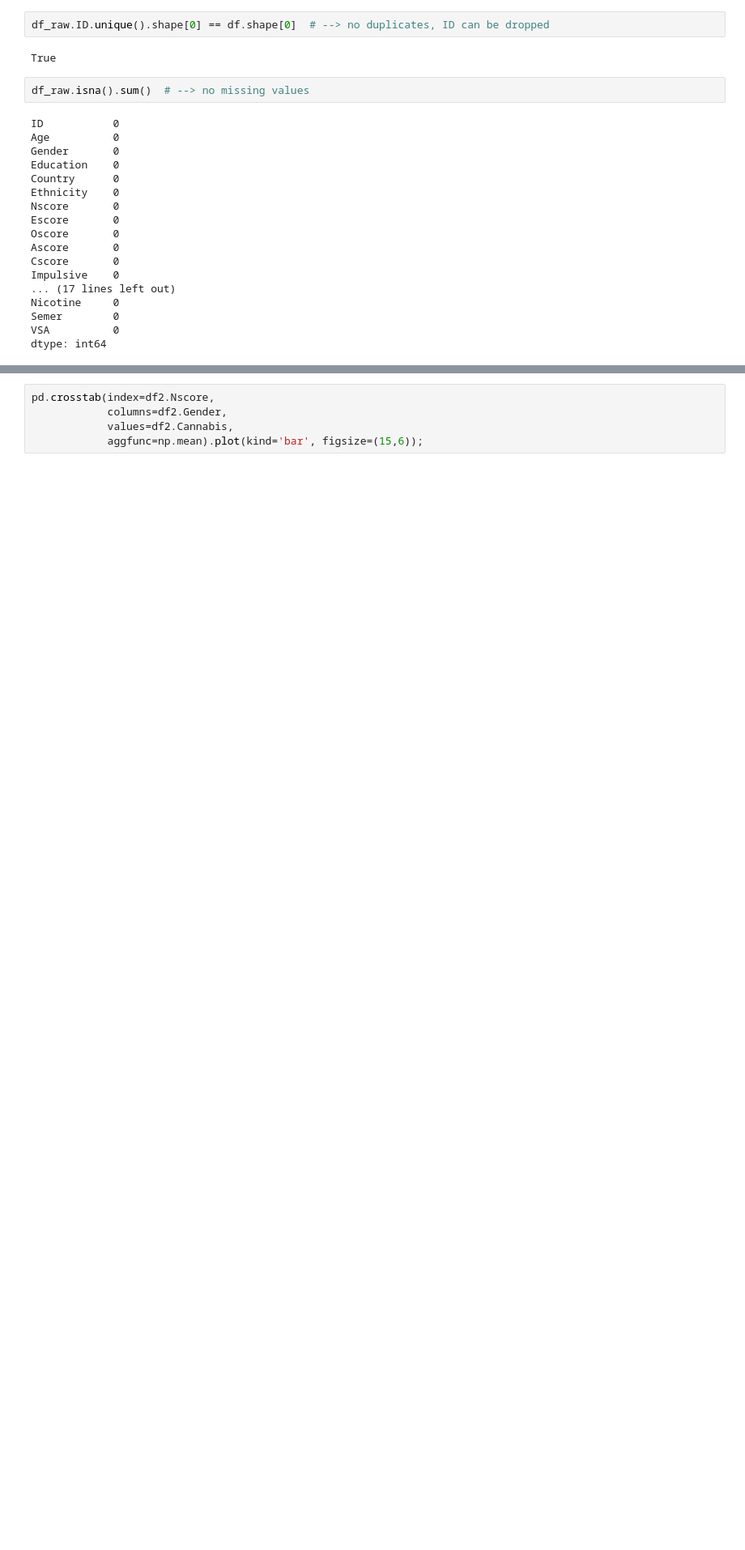
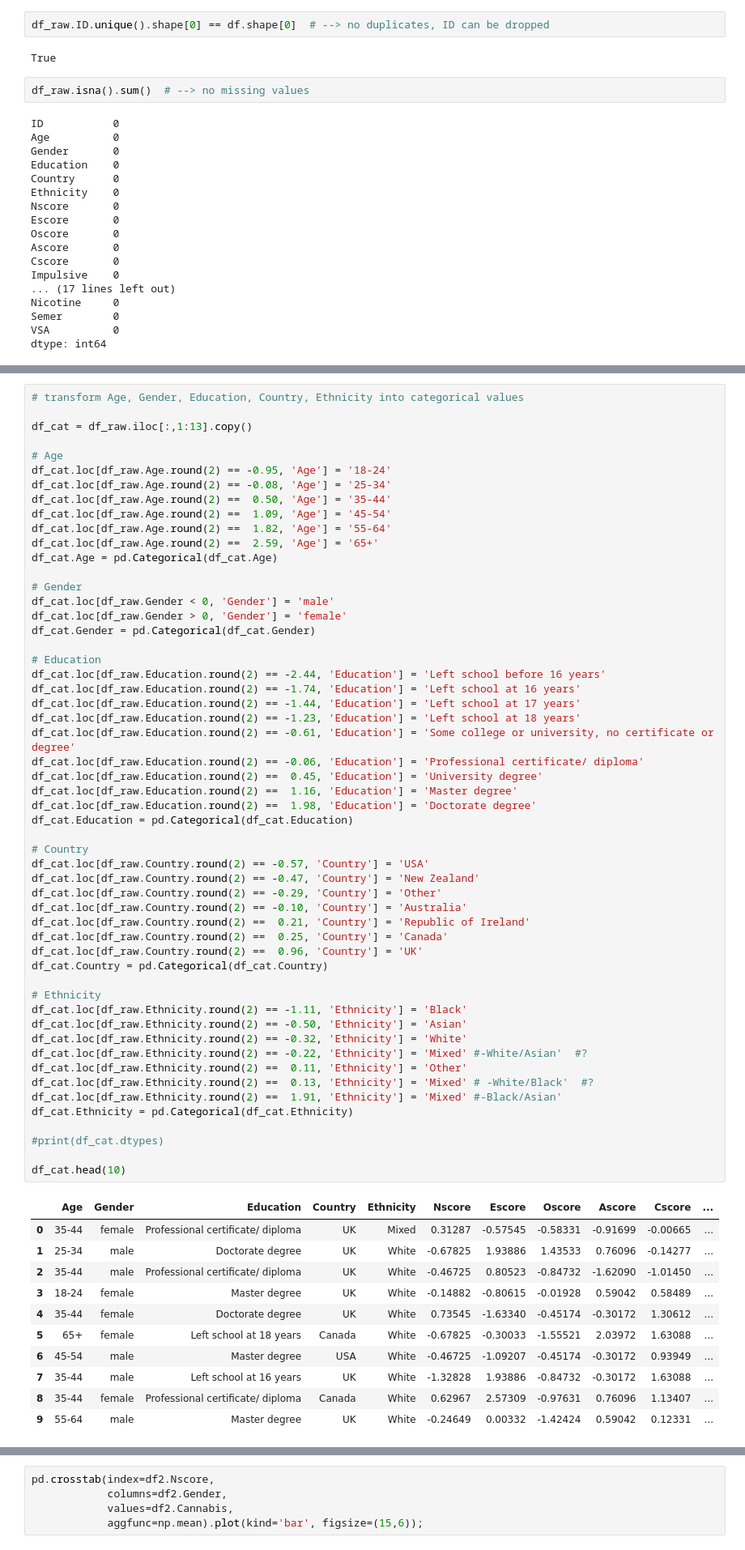
Before and after one commit to KarimaCha/Personality_Drug_Project, a Jupyter notebook: Personality_Drug_Project_Karima.ipynb, the cells around one changed output, grey strips where cells are left out. Shown at 81% size. Saved outputs shown, nothing was run; the diff lists cells and outputs as text; blank space fills up the shorter version.

```diff
--- a/Personality_Drug_Project_Karima.ipynb
+++ b/Personality_Drug_Project_Karima.ipynb
@@ -81,2 +156,68 @@ df.Ethnicity.value_counts() #.sort_index()
 Name: Ethnicity, dtype: int64
+# %%
+# transform Age, Gender, Education, Country, Ethnicity into categorical values
+
+df_cat = df_raw.iloc[:,1:13].copy()
+
+# Age
+df_cat.loc[df_raw.Age.round(2) == -0.95, 'Age'] = '18-24'
+df_cat.loc[df_raw.Age.round(2) == -0.08, 'Age'] = '25-34'
+df_cat.loc[df_raw.Age.round(2) ==  0.50, 'Age'] = '35-44'
+df_cat.loc[df_raw.Age.round(2) ==  1.09, 'Age'] = '45-54'
+df_cat.loc[df_raw.Age.round(2) ==  1.82, 'Age'] = '55-64'
+df_cat.loc[df_raw.Age.round(2) ==  2.59, 'Age'] = '65+'
+df_cat.Age = pd.Categorical(df_cat.Age)
+
+# Gender
+df_cat.loc[df_raw.Gender < 0, 'Gender'] = 'male'
+df_cat.loc[df_raw.Gender > 0, 'Gender'] = 'female'
+df_cat.Gender = pd.Categorical(df_cat.Gender)
+
+# Education
+df_cat.loc[df_raw.Education.round(2) == -2.44, 'Education'] = 'Left school before 16 years'
+df_cat.loc[df_raw.Education.round(2) == -1.74, 'Education'] = 'Left school at 16 years'
+df_cat.loc[df_raw.Education.round(2) == -1.44, 'Education'] = 'Left school at 17 years'
+df_cat.loc[df_raw.Education.round(2) == -1.23, 'Education'] = 'Left school at 18 years'
+df_cat.loc[df_raw.Education.round(2) == -0.61, 'Education'] = 'Some college or university, no certificate or degree'
+df_cat.loc[df_raw.Education.round(2) == -0.06, 'Education'] = 'Professional certificate/ diploma'
+df_cat.loc[df_raw.Education.round(2) ==  0.45, 'Education'] = 'University degree'
+df_cat.loc[df_raw.Education.round(2) ==  1.16, 'Education'] = 'Master degree'
+df_cat.loc[df_raw.Education.round(2) ==  1.98, 'Education'] = 'Doctorate degree'
+df_cat.Education = pd.Categorical(df_cat.Education)
+
+# Country
+df_cat.loc[df_raw.Country.round(2) == -0.57, 'Country'] = 'USA'
+df_cat.loc[df_raw.Country.round(2) == -0.47, 'Country'] = 'New Zealand'
+df_cat.loc[df_raw.Country.round(2) == -0.29, 'Country'] = 'Other'
+df_cat.loc[df_raw.Country.round(2) == -0.10, 'Country'] = 'Australia'
+df_cat.loc[df_raw.Country.round(2) ==  0.21, 'Country'] = 'Republic of Ireland'
+df_cat.loc[df_raw.Country.round(2) ==  0.25, 'Country'] = 'Canada'
+df_cat.loc[df_raw.Country.round(2) ==  0.96, 'Country'] = 'UK'
+df_cat.Country = pd.Categorical(df_cat.Country)
+
+# Ethnicity
+df_cat.loc[df_raw.Ethnicity.round(2) == -1.11, 'Ethnicity'] = 'Black'
+df_cat.loc[df_raw.Ethnicity.round(2) == -0.50, 'Ethnicity'] = 'Asian'
+df_cat.loc[df_raw.Ethnicity.round(2) == -0.32, 'Ethnicity'] = 'White'
+df_cat.loc[df_raw.Ethnicity.round(2) == -0.22, 'Ethnicity'] = 'Mixed' #-White/Asian'  #?
+df_cat.loc[df_raw.Ethnicity.round(2) ==  0.11, 'Ethnicity'] = 'Other'
+df_cat.loc[df_raw.Ethnicity.round(2) ==  0.13, 'Ethnicity'] = 'Mixed' # -White/Black'  #?
+df_cat.loc[df_raw.Ethnicity.round(2) ==  1.91, 'Ethnicity'] = 'Mixed' #-Black/Asian'
+df_cat.Ethnicity = pd.Categorical(df_cat.Ethnicity)
+
+#print(df_cat.dtypes)
+
+df_cat.head(10)
+# %% [output]
+|  | Age | Gender | Education | Country | Ethnicity | Nscore | Escore | Oscore | Ascore | Cscore | ... |
+| 0 | 35-44 | female | Professional certificate/ diploma | UK | Mixed | 0.31287 | -0.57545 | -0.58331 | -0.91699 | -0.00665 | ... |
+| 1 | 25-34 | male | Doctorate degree | UK | White | -0.67825 | 1.93886 | 1.43533 | 0.76096 | -0.14277 | ... |
+| 2 | 35-44 | male | Professional certificate/ diploma | UK | White | -0.46725 | 0.80523 | -0.84732 | -1.62090 | -1.01450 | ... |
+| 3 | 18-24 | female | Master degree | UK | White | -0.14882 | -0.80615 | -0.01928 | 0.59042 | 0.58489 | ... |
+| 4 | 35-44 | female | Doctorate degree | UK | White | 0.73545 | -1.63340 | -0.45174 | -0.30172 | 1.30612 | ... |
+| 5 | 65+ | female | Left school at 18 years | Canada | White | -0.67825 | -0.30033 | -1.55521 | 2.03972 | 1.63088 | ... |
+| 6 | 45-54 | male | Master degree | USA | White | -0.46725 | -1.09207 | -0.45174 | -0.30172 | 0.93949 | ... |
+| 7 | 35-44 | male | Left school at 16 years | UK | White | -1.32828 | 1.93886 | -0.84732 | -0.30172 | 1.63088 | ... |
+| 8 | 35-44 | female | Professional certificate/ diploma | Canada | White | 0.62967 | 2.57309 | -0.97631 | 0.76096 | 1.13407 | ... |
+| 9 | 55-64 | male | Master degree | UK | White | -0.24649 | 0.00332 | -1.42424 | 0.59042 | 0.12331 | ... |
 # %%
```
Also changed, not shown: parts of 41 cells of this notebook, 1 other file.
